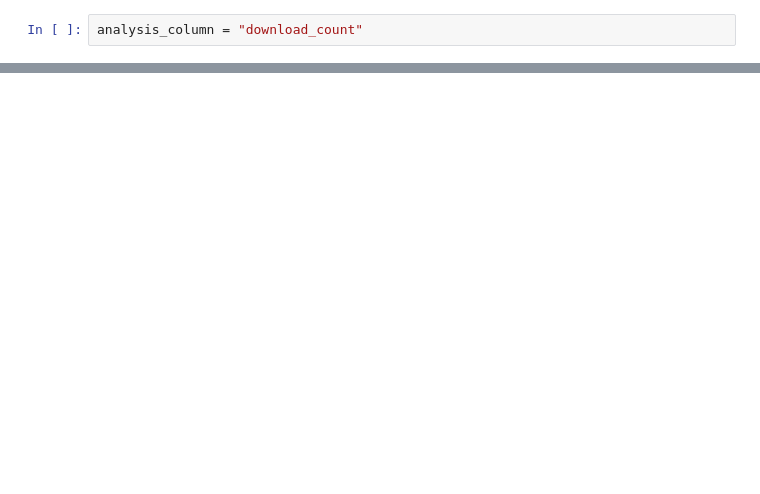
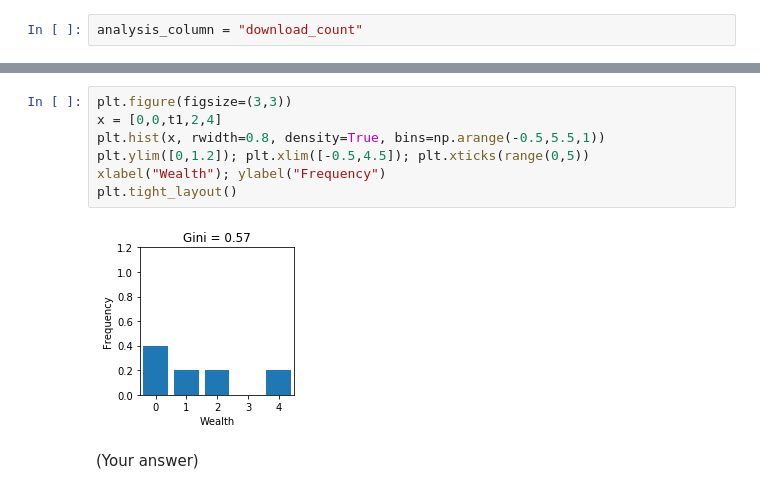
Before and after one commit to UM-CSS/CSSLabs-Experiments, a Jupyter notebook: Online Experiments.ipynb, the cells around one changed output, grey strips where cells are left out. Saved outputs shown, nothing was run; the diff lists cells and outputs as text; blank space fills up the shorter version.

```diff
--- a/Online Experiments.ipynb
+++ b/Online Experiments.ipynb
@@ -431,0 +554,11 @@ plt.ylabel("Unpredictability")
+# %%
+plt.figure(figsize=(3,3))
+x = [0,0,t1,2,4]
+plt.hist(x, rwidth=0.8, density=True, bins=np.arange(-0.5,5.5,1))
+plt.ylim([0,1.2]); plt.xlim([-0.5,4.5]); plt.xticks(range(0,5))
+xlabel("Wealth"); ylabel("Frequency")
+plt.tight_layout()
+# %% [output]
+[figure, added]
+# %% [markdown]
+(Your answer)
```
Also changed, not shown: parts of 50 cells of this notebook, 1 other file.
